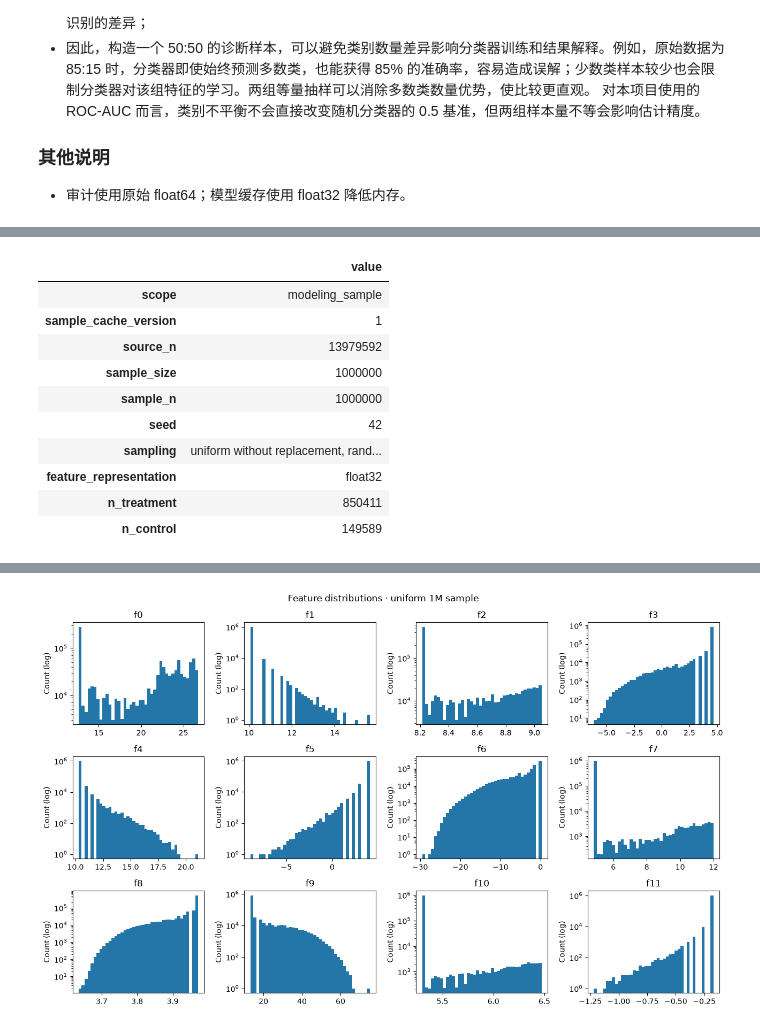
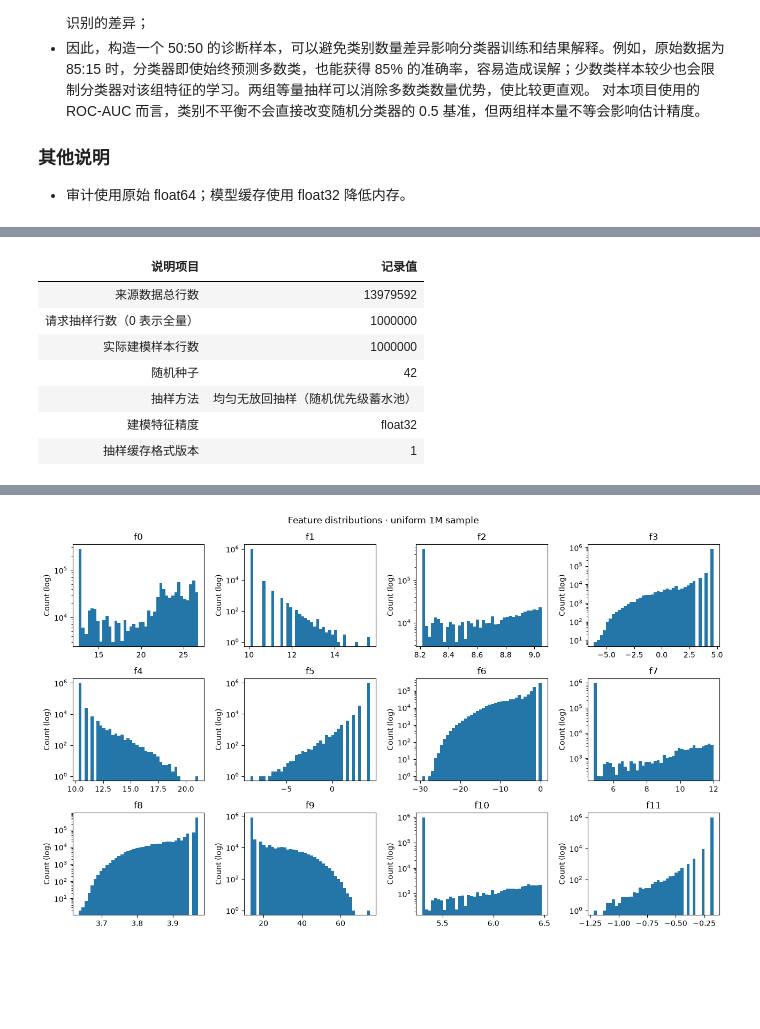
Before and after one commit to tkkkk-co/Criteo-uplift-project, a Jupyter notebook: notebooks/01_data_understanding.ipynb, the cells around one changed output, grey strips where cells are left out. Cells and saved outputs as stored; diff of their text form; code cells hidden in the pictures; blank space fills up the shorter version.

```diff
--- a/notebooks/01_data_understanding.ipynb
+++ b/notebooks/01_data_understanding.ipynb
@@ -125,19 +165,23 @@ display(smd_df.style.format({'smd': '{:+.6f}', 'abs_smd': '{:.6f}'}))
 # %%
-# 抽样报告独立展示；历史实验由读取函数提取旧说明，不改写原始产物。
-sample_report = json.loads((RUN / 'data_preparation' / 'sample_report.json').read_text())
+# 抽样配置与来源规模单独展示；分组统计已经在前面的表格中展示。
+sample_fields = {'source_n': '来源数据总行数', 'sample_size': '请求抽样行数（0 表示全量）',
+                 'sample_n': '实际建模样本行数', 'seed': '随机种子',
+                 'sampling': '抽样方法', 'feature_representation': '建模特征精度',
+                 'sample_cache_version': '抽样缓存格式版本'}
 sample_report_df = pd.DataFrame([
-    {key: value for key, value in sample_report.items() if key != 'source'}
-]).T.rename(columns={0: 'value'})
-display(sample_report_df)
+    {'说明项目': title, '记录值': sample_report[key]} for key, title in sample_fields.items()
+])
+sample_report_df['记录值'] = sample_report_df['记录值'].replace({
+    'uniform without replacement, random-priority reservoir': '均匀无放回抽样（随机优先级蓄水池）',
+    'all rows': '保留全量样本',
+})
+display(sample_report_df.style.hide(axis='index'))
 # %% [output]
-|  | value |
-| scope | modeling_sample |
-| sample_cache_version | 1 |
-| source_n | 13979592 |
-| sample_size | 1000000 |
-| sample_n | 1000000 |
-| seed | 42 |
-| sampling | uniform without replacement, rand... |
-| feature_representation | float32 |
-| n_treatment | 850411 |
-| n_control | 149589 |
+| 说明项目 | 记录值 |
+| 来源数据总行数 | 13979592 |
+| 请求抽样行数（0 表示全量） | 1000000 |
+| 实际建模样本行数 | 1000000 |
+| 随机种子 | 42 |
+| 抽样方法 | 均匀无放回抽样（随机优先级蓄水池） |
+| 建模特征精度 | float32 |
+| 抽样缓存格式版本 | 1 |
```
Also changed, not shown: parts of 6 cells of this notebook, 24 other files.
